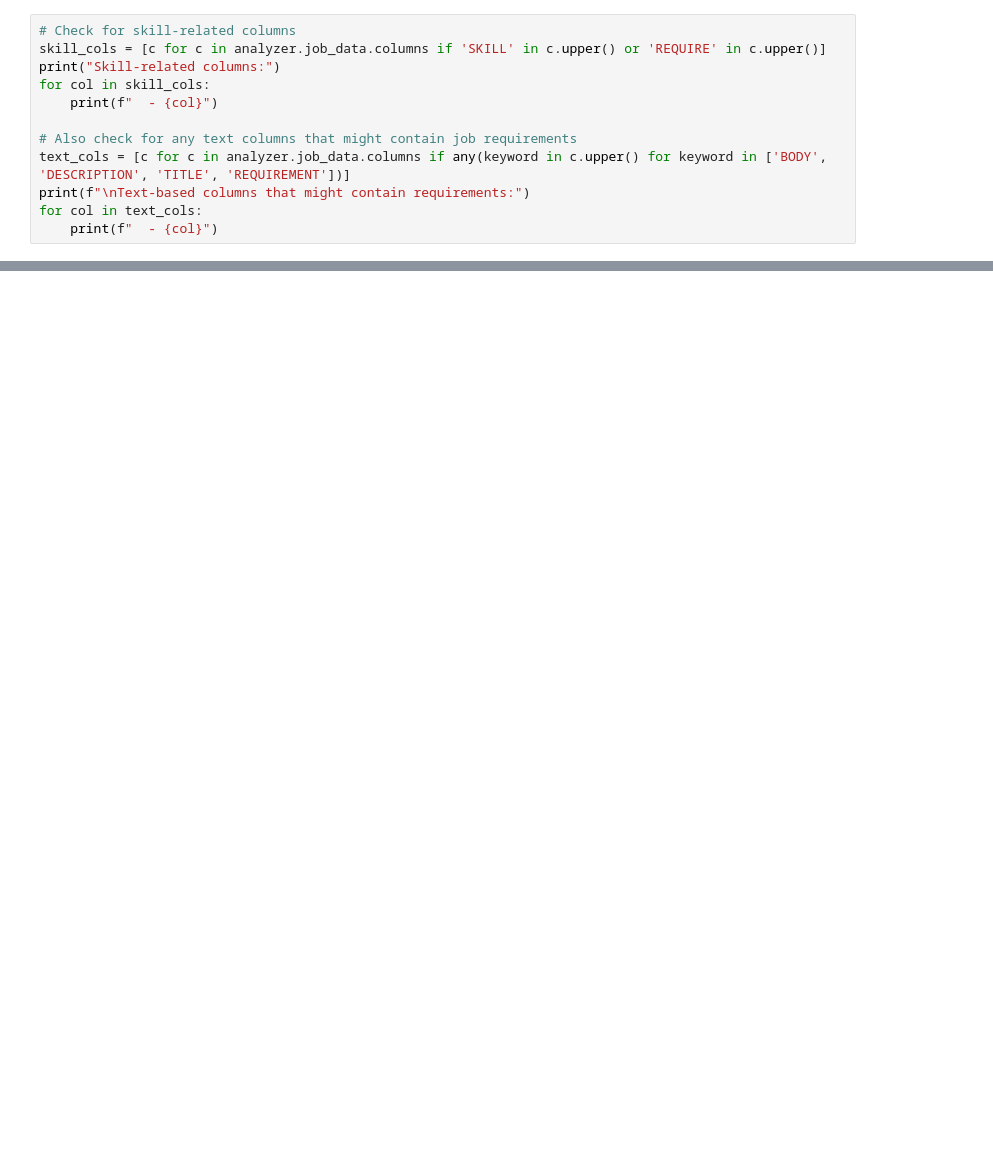
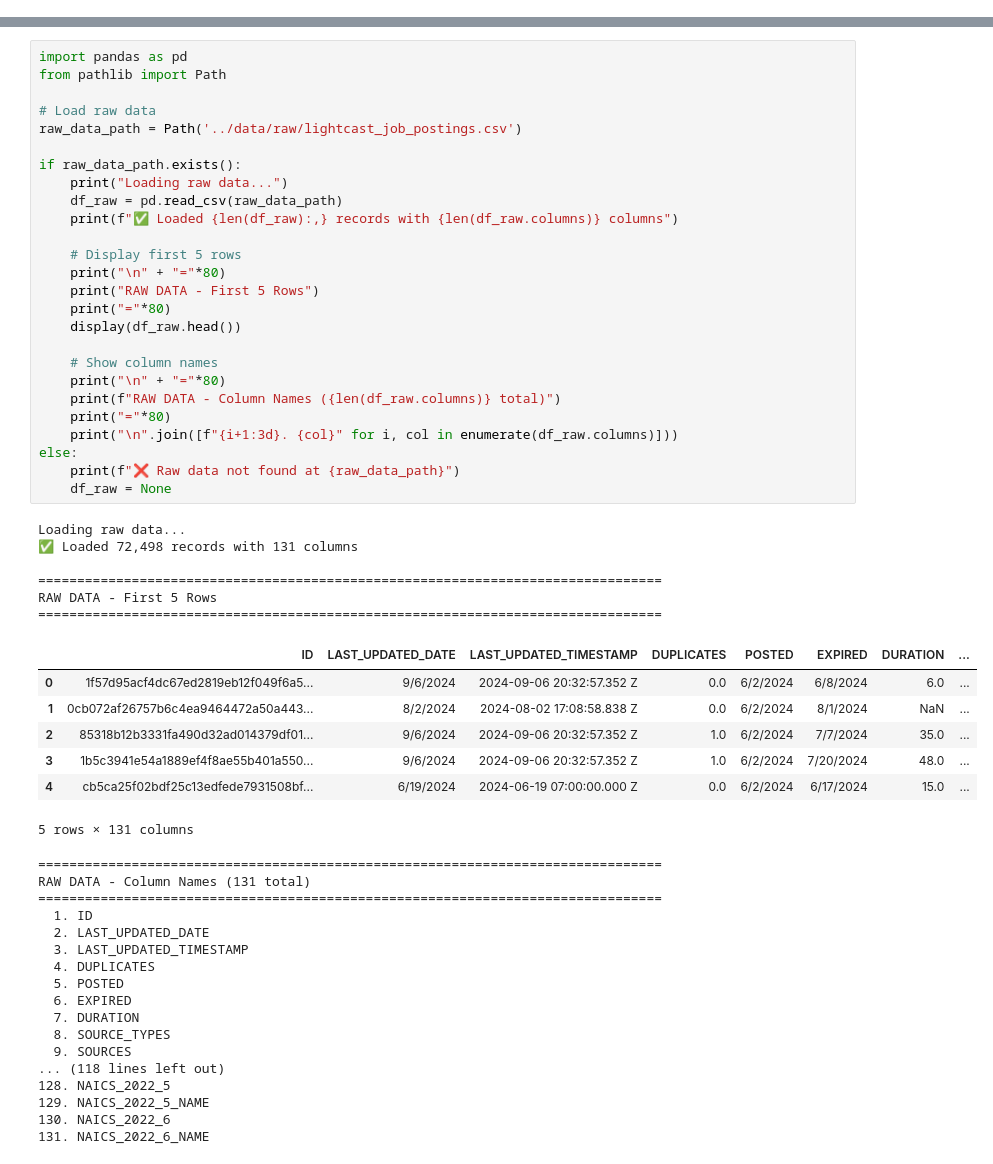
Before and after one commit to samarthya/ad688-scratch, a Jupyter notebook: notebooks/data_processing_pipeline_demo.ipynb, the cells around one changed output, grey strips where cells are left out. Drawn from its saved outputs; the diff is of its cells as text; blank space fills up the shorter version.

Commit message:
Hopefully last update

```diff
--- a/notebooks/data_processing_pipeline_demo.ipynb
+++ b/notebooks/data_processing_pipeline_demo.ipynb
@@ -1454,12 +0,0 @@ Traceback (most recent call last):
-# %%
-# Check for skill-related columns
-skill_cols = [c for c in analyzer.job_data.columns if 'SKILL' in c.upper() or 'REQUIRE' in c.upper()]
-print("Skill-related columns:")
-for col in skill_cols:
-    print(f"  - {col}")
-
-# Also check for any text columns that might contain job requirements
-text_cols = [c for c in analyzer.job_data.columns if any(keyword in c.upper() for keyword in ['BODY', 'DESCRIPTION', 'TITLE', 'REQUIREMENT'])]
-print(f"\nText-based columns that might contain requirements:")
-for col in text_cols:
-    print(f"  - {col}")
@@ -1580,0 +52,57 @@ Traceback (most recent call last):
+# %%
+import pandas as pd
+from pathlib import Path
+
+# Load raw data
+raw_data_path = Path('../data/raw/lightcast_job_postings.csv')
+
+if raw_data_path.exists():
+    print("Loading raw data...")
+    df_raw = pd.read_csv(raw_data_path)
+    print(f"✅ Loaded {len(df_raw):,} records with {len(df_raw.columns)} columns")
+
+    # Display first 5 rows
+    print("\n" + "="*80)
+    print("RAW DATA - First 5 Rows")
+    print("="*80)
+    display(df_raw.head())
+
+    # Show column names
+    print("\n" + "="*80)
+    print(f"RAW DATA - Column Names ({len(df_raw.columns)} total)")
+    print("="*80)
+    print("\n".join([f"{i+1:3d}. {col}" for i, col in enumerate(df_raw.columns)]))
+else:
+    print(f"❌ Raw data not found at {raw_data_path}")
+    df_raw = None
+# %% [output]
+Loading raw data...
+✅ Loaded 72,498 records with 131 columns
+
+================================================================================
+RAW DATA - First 5 Rows
+================================================================================
+|  | ID | LAST_UPDATED_DATE | LAST_UPDATED_TIMESTAMP | DUPLICATES | POSTED | EXPIRED | DURATION | ... |
+| 0 | 1f57d95acf4dc67ed2819eb12f049f6a5... | 9/6/2024 | 2024-09-06 20:32:57.352 Z | 0.0 | 6/2/2024 | 6/8/2024 | 6.0 | ... |
+| 1 | 0cb072af26757b6c4ea9464472a50a443... | 8/2/2024 | 2024-08-02 17:08:58.838 Z | 0.0 | 6/2/2024 | 8/1/2024 | NaN | ... |
+| 2 | 85318b12b3331fa490d32ad014379df01... | 9/6/2024 | 2024-09-06 20:32:57.352 Z | 1.0 | 6/2/2024 | 7/7/2024 | 35.0 | ... |
+| 3 | 1b5c3941e54a1889ef4f8ae55b401a550... | 9/6/2024 | 2024-09-06 20:32:57.352 Z | 1.0 | 6/2/2024 | 7/20/2024 | 48.0 | ... |
+| 4 | cb5ca25f02bdf25c13edfede7931508bf... | 6/19/2024 | 2024-06-19 07:00:00.000 Z | 0.0 | 6/2/2024 | 6/17/2024 | 15.0 | ... |
+5 rows × 131 columns
+================================================================================
+RAW DATA - Column Names (131 total)
+================================================================================
+  1. ID
+  2. LAST_UPDATED_DATE
+  3. LAST_UPDATED_TIMESTAMP
+  4. DUPLICATES
+  5. POSTED
+  6. EXPIRED
+  7. DURATION
+  8. SOURCE_TYPES
+  9. SOURCES
+... (118 lines left out)
+128. NAICS_2022_5
+129. NAICS_2022_5_NAME
+130. NAICS_2022_6
+131. NAICS_2022_6_NAME
```
Also changed, not shown: parts of 37 cells of this notebook, 6 other files.
